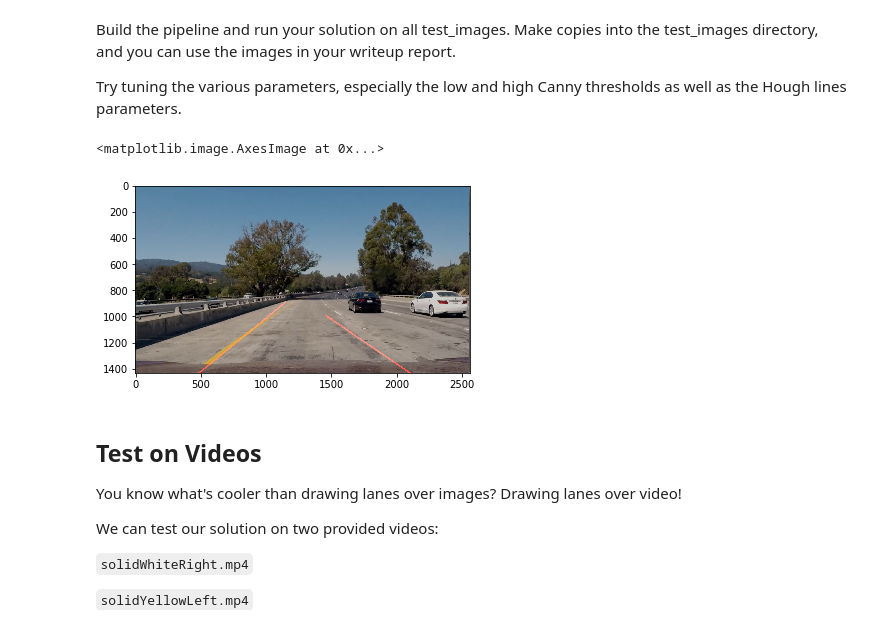
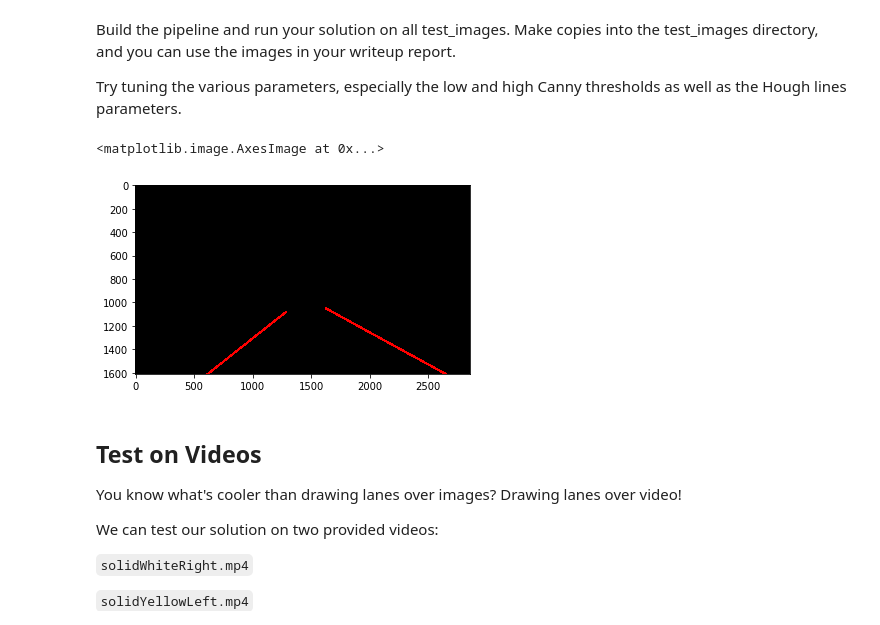
Before and after one commit to Ehsankeikha/CarND-LaneLines-P1, a Jupyter notebook: P1.ipynb, the cells around one changed output. Cells and saved outputs as stored; diff of their text form; code cells hidden in the pictures.

```diff
--- a/P1.ipynb
+++ b/P1.ipynb
@@ -88,7 +88,8 @@ def grayscale(img):
     but NOTE: to see the returned image as grayscale
     (assuming your grayscaled image is called 'gray')
     you should call plt.imshow(gray, cmap='gray')"""
-    return cv2.cvtColor(img, cv2.COLOR_RGB2GRAY)
+    gray=cv2.cvtColor(img, cv2.COLOR_RGB2GRAY)
+    return cv2.equalizeHist(gray)
     # Or use BGR2GRAY if you read an image with cv2.imread()
     # return cv2.cvtColor(img, cv2.COLOR_BGR2GRAY)
 
@@ -126,12 +127,12 @@ def region_of_interest(img, vertices):
 def reject_outliers(x,y, m):
     x=np.asarray(x)
     y=np.asarray(y)
-    idx = (abs(x - np.mean(x)) < m * np.std(x)) & (abs(y - np.mean(y)) < m * np.std(y))
+    idx = (abs(x - np.median(x)) < m * np.std(x)) & (abs(y - np.median(y)) < m * np.std(y))
     return x[idx], y[idx]
 
 
 
-def draw_lines(img, lines, color=[255, 0, 0], thickness=10):
+def draw_lines(img, lines, color=[255, 0, 0], thickness=20):
     """
     NOTE: this is the function you might want to use as a starting point once you want to
     average/extrapolate the line segments you detect to map out the full
@@ -167,7 +168,9 @@ def draw_lines(img, lines, color=[255, 0, 0], thickness=10):
                 Y_right.append(y1);
                 Y_right.append(y2);
     if  X_right:
+        #print(np.shape(X_right))
         X_right,Y_right=reject_outliers(X_right,Y_right, 2)
+        #print(np.shape(X_right))
         P_right=np.poly1d(np.polyfit(X_right,Y_right,1))
         xp_right=[0.57*imshape[1] ,imshape[1]]
         yp_right=P_right(xp_right)
@@ -232,46 +238,48 @@ Try tuning the various parameters, especially the low and high Canny thresholds
 # TODO: Build your pipeline that will draw lane lines on the test_images
 # then save them to the test_images directory.
 def findLinePipeline(img):
+
+
     gray = grayscale(img)
     # Define a kernel size and apply Gaussian smoothing
-    kernel_size = 15
+    kernel_size = 5
     blur_gray = gaussian_blur(img, kernel_size)
 
     # Define our parameters for Canny and apply
     low_threshold = 120
-    high_threshold = 170
+    high_threshold = 180
     edges=canny(img, low_threshold, high_threshold)
 
     # Next we'll create a masked edges image using cv2.fillPoly()
     mask = np.zeros_like(edges)
     ignore_mask_color = 255
 
     # This time we are defining a four sided polygon to mask
     imshape = img.shape
     vertices = np.array([[(0.2*imshape[1],0.95*imshape[0]),(0.45*imshape[1],0.6*imshape[0]), (0.58*imshape[1],0.65*imshape[0]), (0.90*imshape[1],0.95*imshape[0])]], dtype=np.int32)
     cv2.fillPoly(mask, vertices, ignore_mask_color)
     masked_edges = cv2.bitwise_and(edges, mask)
 
     # Define the Hough transform parameters
     # Make a blank the same size as our image to draw on
-    rho = 2 # distance resolution in pixels of the Hough grid
+    rho = 5 # distance resolution in pixels of the Hough grid
     theta = np.pi/180 # angular resolution in radians of the Hough grid
-    threshold = 12     # minimum number of votes (intersections in Hough grid cell)
-    min_line_len = 15 #minimum number of pixels making up a line
-    max_line_gap = 5    # maximum gap in pixels between connectable line segments
+    threshold = 30     # minimum number of votes (intersections in Hough grid cell)
+    min_line_len = 11 #minimum number of pixels making up a line
+    max_line_gap = 2    # maximum gap in pixels between connectable line segments
 
     line_image=hough_lines(masked_edges, rho, theta,threshold,min_line_len,max_line_gap)
     processedimage=weighted_img(line_image, img, α=0.8, β=1., λ=0.)
-    return(processedimage)
+    return(line_image)
 img = mpimg.imread('test_images/whiteCarLaneSwitch.jpg')
-img = mpimg.imread('test_images/challenge.jpg')
+img = mpimg.imread('test_images/Challenge3.jpg')
 
 gray=findLinePipeline(img);
 #type(gray)
 plt.imshow(gray)
 # %% [output]
 <matplotlib.image.AxesImage at 0x...>
-[figure, old version]
+[figure, new version]
 # %% [markdown]
 ## Test on Videos
 
```
Also changed, not shown: parts of 5 cells of this notebook.
